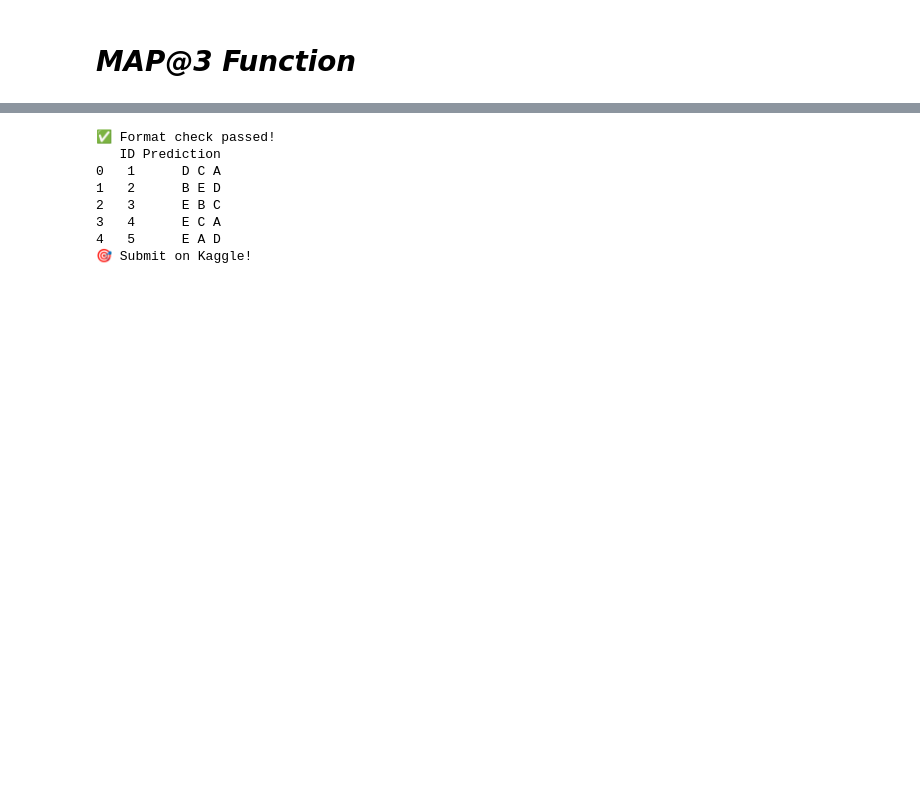
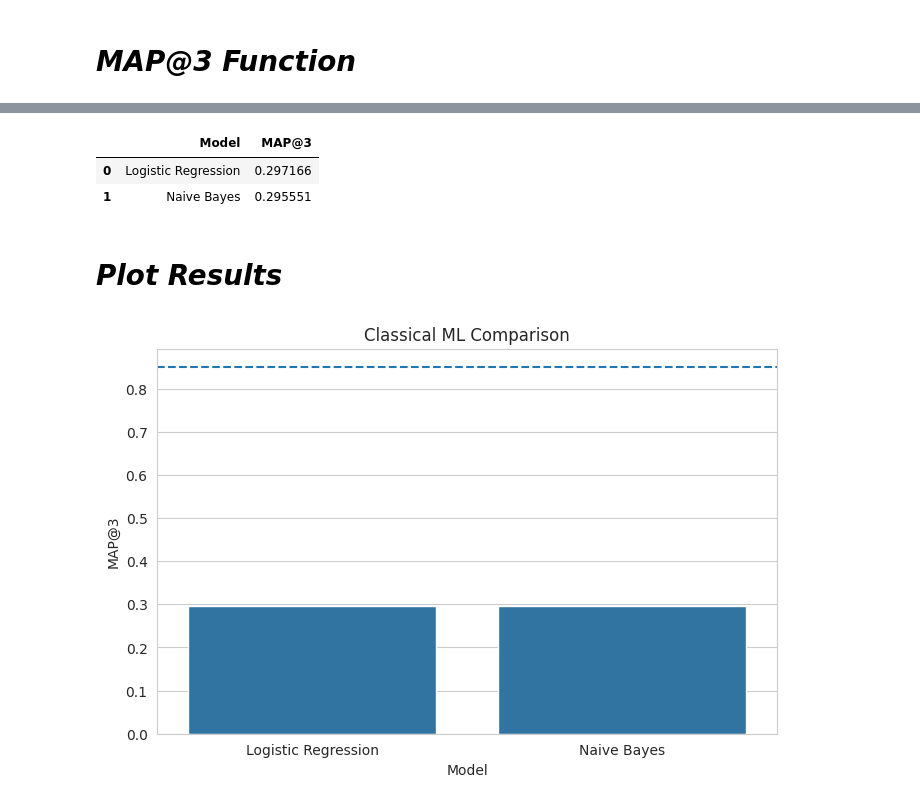
Before and after one commit to 23f2005181/DL-23f2005181-notebook-t22026, a Jupyter notebook: kaggle_notebook.ipynb, the cells around one changed output, grey strips where cells are left out. Saved outputs shown, nothing was run; the diff lists cells and outputs as text; code cells hidden in the pictures; blank space fills up the shorter version.

Commit message:
Kaggle Notebook | DL-23f2005181-notebook-t22026 | Version 3

```diff
--- a/kaggle_notebook.ipynb
+++ b/kaggle_notebook.ipynb
@@ -198,16 +215,0 @@ print(map_at_3(['A','B','C'], ['A B C','C A B','D E A']))
-# %%
-def clean_text(text):
-    if not isinstance(text, str): return ''
-    text = text.lower()
-    text = re.sub(r'[^a-z0-9\s]', ' ', text)
-    text = re.sub(r'\s+', ' ', text).strip()
-    return text
-
-train_df['prompt_clean'] = train_df['prompt'].apply(clean_text)
-test_df['prompt_clean']  = test_df['prompt'].apply(clean_text)
-
-for col in ['A','B','C','D','E']:
-    train_df[f'{col}_clean'] = train_df[col].apply(clean_text)
-    test_df[f'{col}_clean']  = test_df[col].apply(clean_text)
-
-print('✅ Cleaning done!')
@@ -264,0 +241,16 @@ print(f'🔍 TF-IDF MAP@3: {tfidf_score:.4f}')
+# %%
+nb_model = MultinomialNB()
+
+nb_model.fit(X_train, y_train)
+
+val_data['nb_prob'] = nb_model.predict_proba(X_val)[:,1]
+
+predictions_nb = []
+
+for qid, group in val_data.groupby('question_id'):
+    ranked = group.sort_values('nb_prob', ascending=False)['option'].tolist()
+    predictions_nb.append(ranked[:3])
+
+score_nb = map_at_3(actuals, predictions_nb)
+
+print("Naive Bayes MAP@3:", score_nb)
@@ -293,20 +261,21 @@ Longest Option 0.576250
-# %%
-test_preds = longest_option_baseline(test_df)
-
-submission = pd.DataFrame({'ID': test_df['id'], 'Prediction': test_preds})
-
-assert all(len(p.split()) == 3 for p in submission['Prediction']), '❌ Format error!'
-print('✅ Format check passed!')
-print(submission.head())
-
-submission.to_csv('submission.csv', index=False)
-print('🎯 Submit on Kaggle!')
-# %% [output]
-✅ Format check passed!
-   ID Prediction
-0   1      D C A
-1   2      B E D
-2   3      E B C
-3   4      E C A
-4   5      E A D
-🎯 Submit on Kaggle!
+# %%
+results = pd.DataFrame({
+    'Model': ['Logistic Regression', 'Naive Bayes'],
+    'MAP@3': [score, score_nb]
+})
+
+results
+# %% [output]
+|  | Model | MAP@3 |
+| 0 | Logistic Regression | 0.297166 |
+| 1 | Naive Bayes | 0.295551 |
+# %% [markdown]
+# *Plot Results*
+# %%
+plt.figure(figsize=(8,5))
+sns.barplot(data=results, x='Model', y='MAP@3')
+plt.axhline(0.85, linestyle='--')
+plt.title("Classical ML Comparison")
+plt.show()
+# %% [output]
+[figure, added]
```
Also changed, not shown: parts of 41 cells of this notebook.
